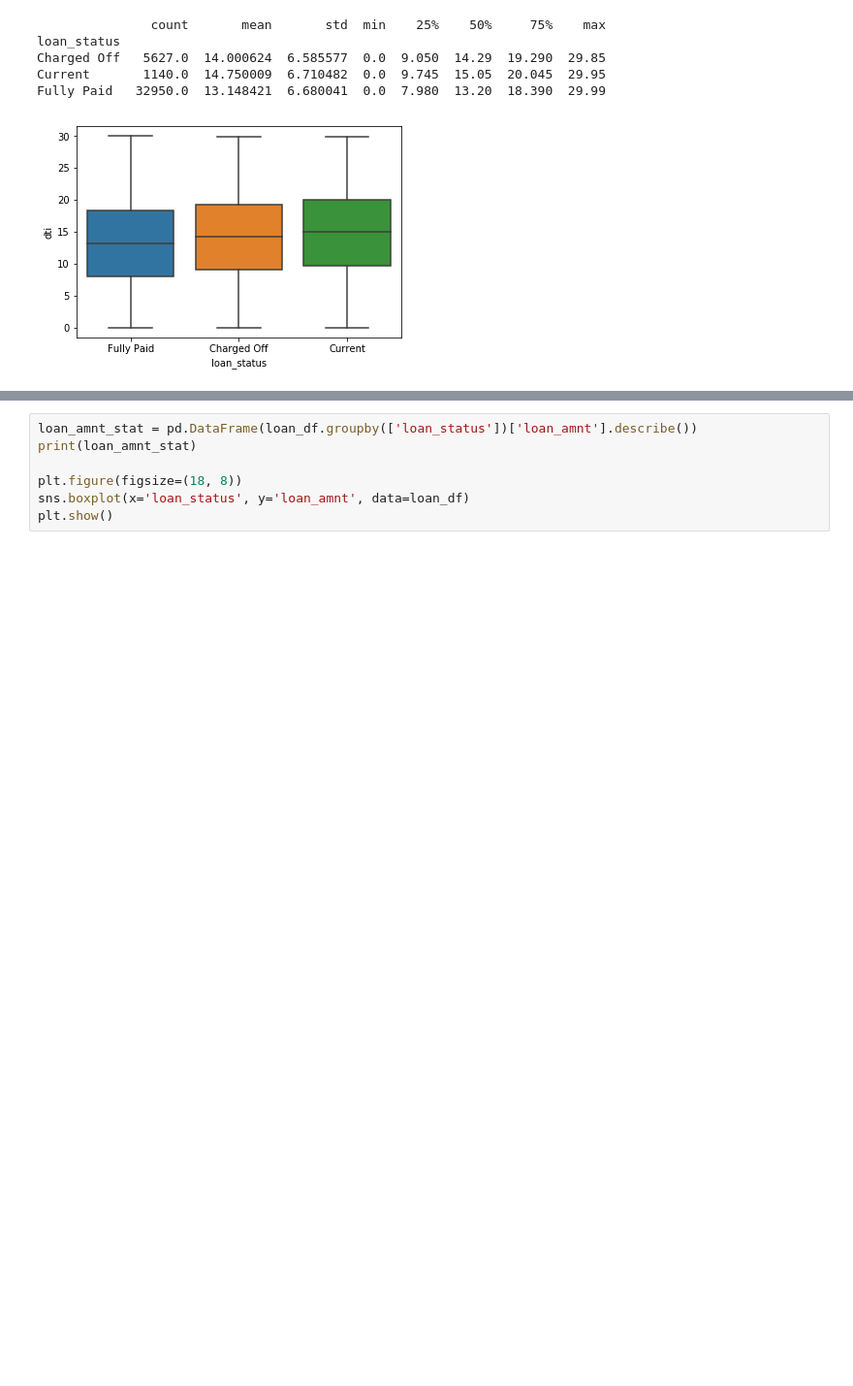
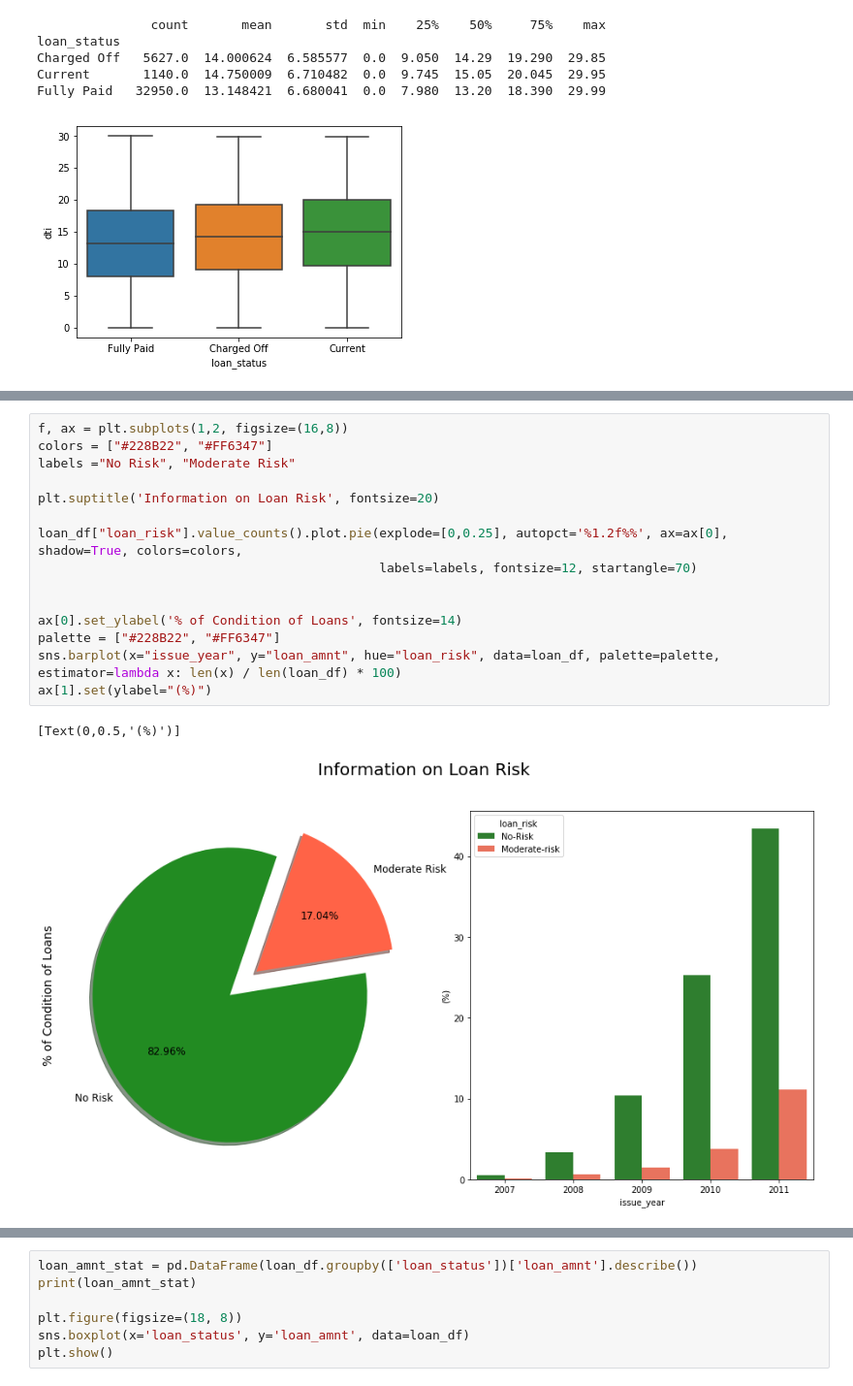
Before and after one commit to brijesh1100/P2-Gramener-Case-Study, a Jupyter notebook: Brijesh_Gramnner_Case_study.ipynb, the cells around one changed output, grey strips where cells are left out. Shown at 97% size. Cells and saved outputs as stored; diff of their text form; blank space fills up the shorter version.

```diff
--- a/Brijesh_Gramnner_Case_study.ipynb
+++ b/Brijesh_Gramnner_Case_study.ipynb
@@ -407,0 +429,18 @@ Fully Paid   32950.0  13.148421  6.680041  0.0  7.980  13.20  18.390  29.99
+# %%
+f, ax = plt.subplots(1,2, figsize=(16,8))
+colors = ["#228B22", "#FF6347"]
+labels ="No Risk", "Moderate Risk"
+
+plt.suptitle('Information on Loan Risk', fontsize=20)
+
+loan_df["loan_risk"].value_counts().plot.pie(explode=[0,0.25], autopct='%1.2f%%', ax=ax[0], shadow=True, colors=colors,
+                                             labels=labels, fontsize=12, startangle=70)
+
+
+ax[0].set_ylabel('% of Condition of Loans', fontsize=14)
+palette = ["#228B22", "#FF6347"]
+sns.barplot(x="issue_year", y="loan_amnt", hue="loan_risk", data=loan_df, palette=palette, estimator=lambda x: len(x) / len(loan_df) * 100)
+ax[1].set(ylabel="(%)")
+# %% [output]
+[Text(0,0.5,'(%)')]
+[figure, added]
```
Also changed, not shown: parts of 12 cells of this notebook.
